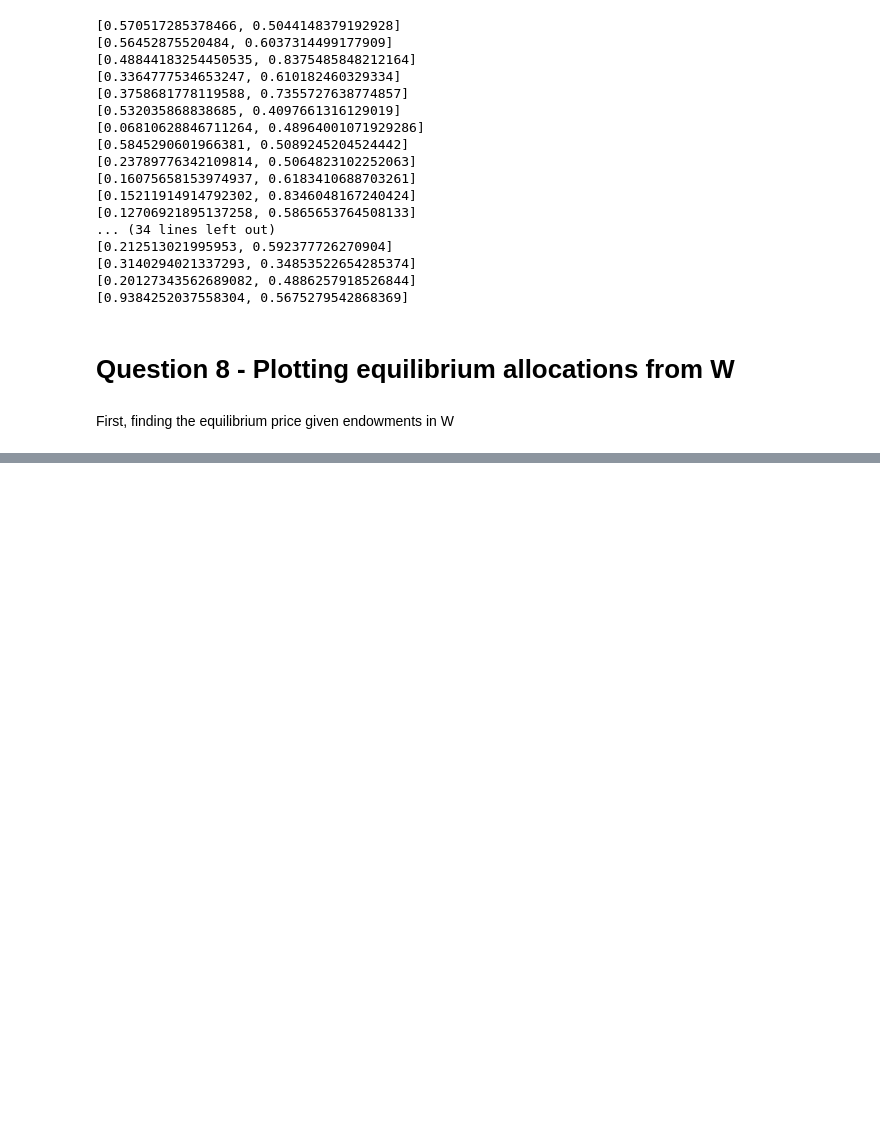
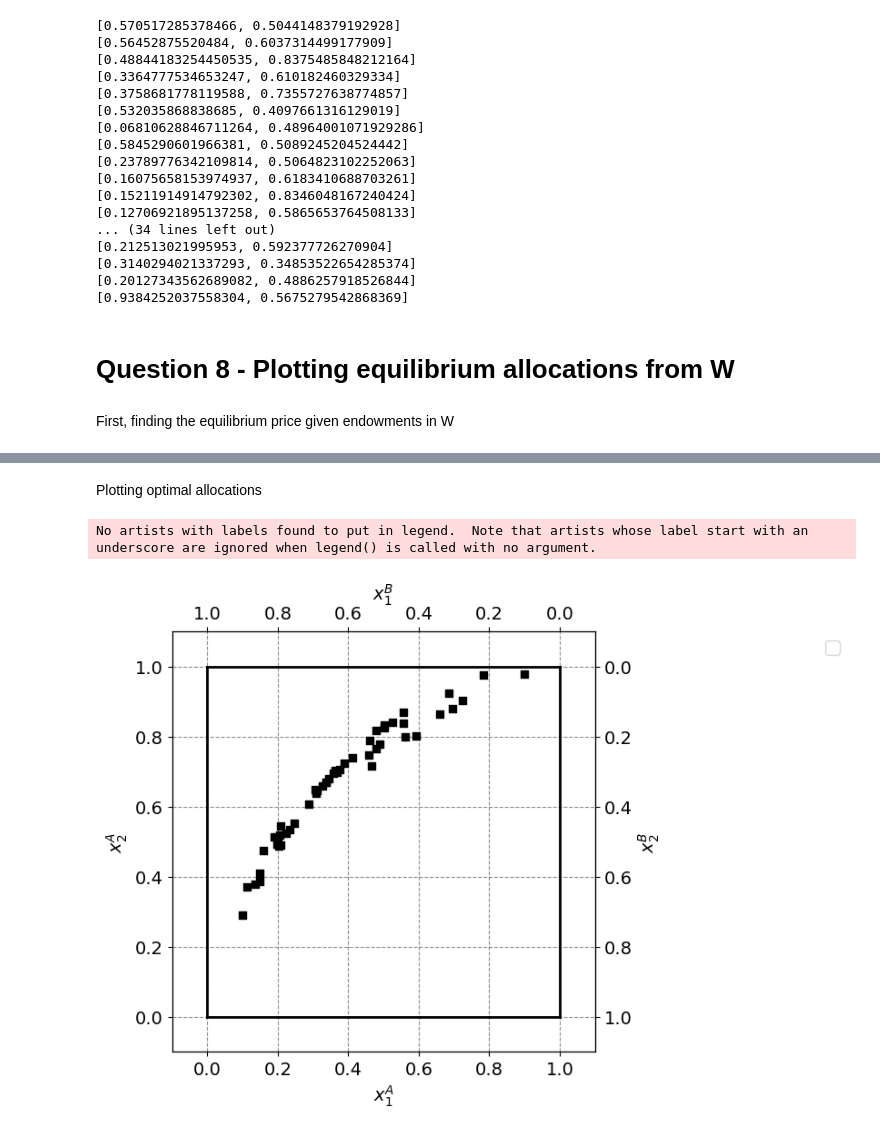
Before and after one commit to NumEconCopenhagen/projects-2024-kt, a Jupyter notebook: inauguralproject/inauguralproject.ipynb, the cells around one changed output, grey strips where cells are left out. Drawn from its saved outputs; the diff is of its cells as text; code cells hidden in the pictures; blank space fills up the shorter version.

```diff
--- a/inauguralproject/inauguralproject.ipynb
+++ b/inauguralproject/inauguralproject.ipynb
@@ -381,7 +381,14 @@ for i in range(S):
 First, finding the equilibrium price given endowments in W
 # %%
 q8_P1 = []
+q8_xA = []
 for i in range(S):
     p1 = (par.alpha*q7_w1[i] + par.beta*(1-q7_w1[i])) / (1 - par.alpha*q7_w2[i] - par.beta*(1-q7_w2[i]))
     q8_P1.append(p1)
+
+for i in range(S):
+    q8_x1A = par.alpha * (q8_P1[i]*q7_w1[i] + q7_w2[i]) / q8_P1[i]
+    q8_x2A = (1 - par.alpha) * (q8_P1[i]*q7_w1[i] + q7_w2[i])
+    q8_xA.append([q8_x1A, q8_x2A])
+    print(q8_x1A, q8_x2A)
 # %% [output]
@@ -388,0 +412,37 @@ for i in range(S):
+# %% [markdown]
+Plotting optimal allocations
+# %%
+fig = plt.figure(frameon=False,figsize=(6,6), dpi=100)
+ax_A = fig.add_subplot(1, 1, 1)
+
+ax_A.set_xlabel("$x_1^A$")
+ax_A.set_ylabel("$x_2^A$")
+
+temp = ax_A.twinx()
+temp.set_ylabel("$x_2^B$")
+ax_B = temp.twiny()
+ax_B.set_xlabel("$x_1^B$")
+ax_B.invert_xaxis()
+ax_B.invert_yaxis()
+
+# A Plotting the exchange lens in the Edgeworth box
+for i in range(S):
+    ax_A.scatter(q8_xA[i][0],q8_xA[i][1],marker='s',color='black')
+
+
+
+# limits
+ax_A.plot([0,w1bar],[0,0],lw=2,color='black')
+ax_A.plot([0,w1bar],[w2bar,w2bar],lw=2,color='black')
+ax_A.plot([0,0],[0,w2bar],lw=2,color='black')
+ax_A.plot([w1bar,w1bar],[0,w2bar],lw=2,color='black')
+
+ax_A.set_xlim([-0.1, w1bar + 0.1])
+ax_A.set_ylim([-0.1, w2bar + 0.1])
+ax_B.set_xlim([w1bar + 0.1, -0.1])
+ax_B.set_ylim([w2bar + 0.1, -0.1])
+
+ax_A.legend(frameon=True,loc='upper right',bbox_to_anchor=(1.6,1.0));
+# %% [output]
+No artists with labels found to put in legend.  Note that artists whose label start with an underscore are ignored when legend() is called with no argument.
+[figure, added]
```
Also changed, not shown: parts of 1 cell of this notebook.
